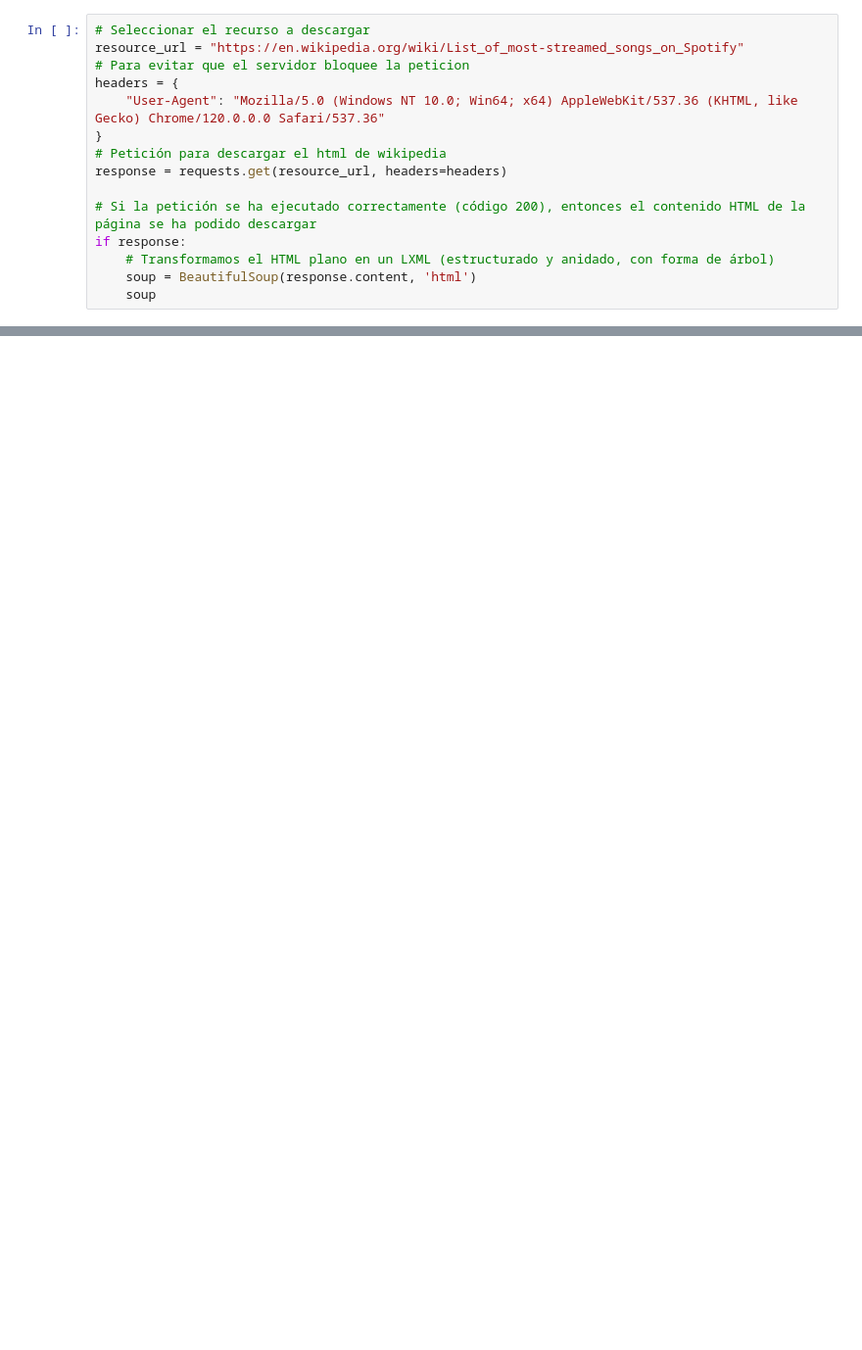
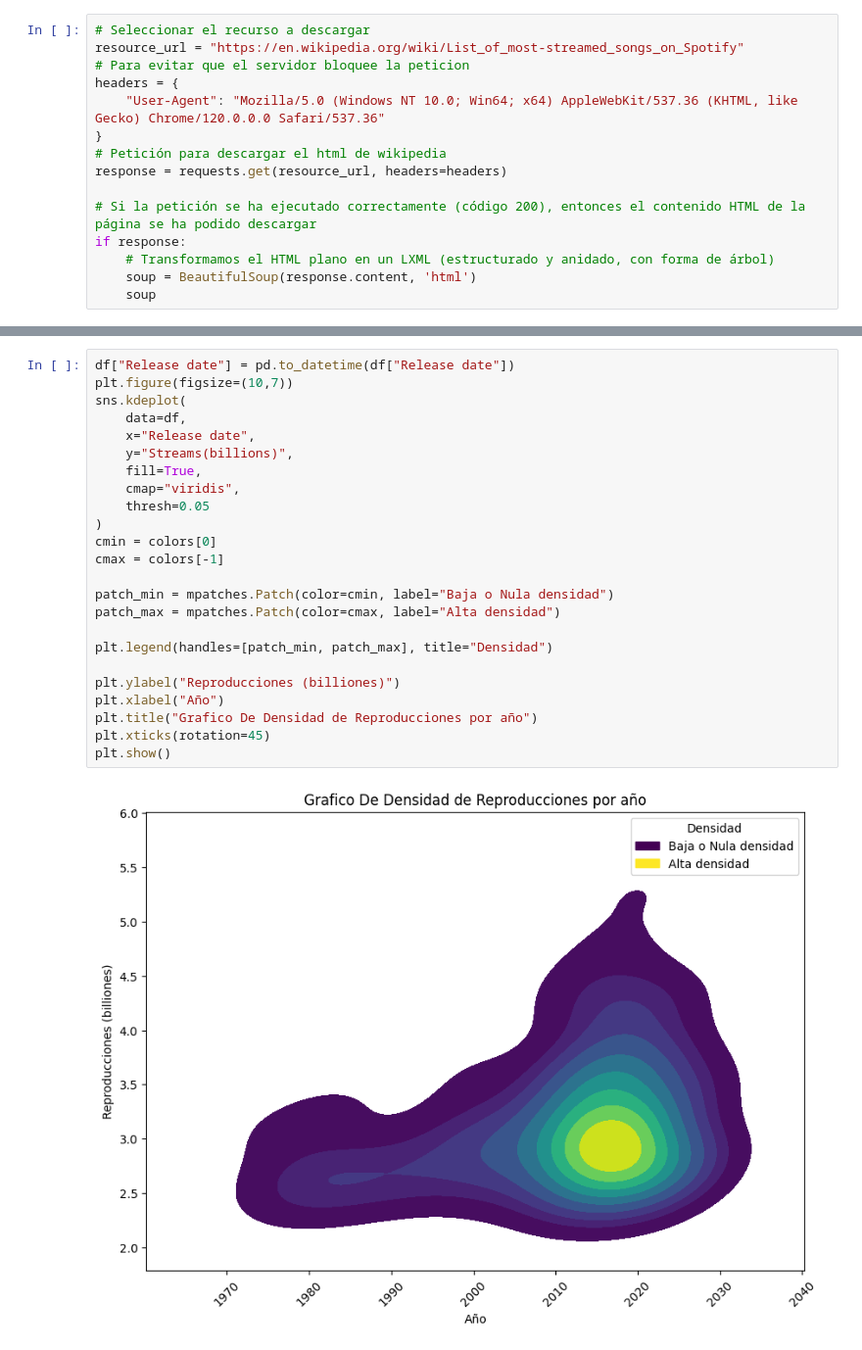
Before and after one commit to 4GeeksAcademy/andrupax94-scraping-project-tutorial, a Jupyter notebook: src/explore.es.ipynb, the cells around one changed output, grey strips where cells are left out. Shown at 98% size. Drawn from its saved outputs; the diff is of its cells as text; blank space fills up the shorter version.

```diff
--- a/src/explore.es.ipynb
+++ b/src/explore.es.ipynb
@@ -88,0 +183,26 @@ df
+# %%
+df["Release date"] = pd.to_datetime(df["Release date"])
+plt.figure(figsize=(10,7))
+sns.kdeplot(
+    data=df,
+    x="Release date",
+    y="Streams(billions)",
+    fill=True,
+    cmap="viridis",
+    thresh=0.05
+)
+cmin = colors[0]
+cmax = colors[-1]
+
+patch_min = mpatches.Patch(color=cmin, label="Baja o Nula densidad")
+patch_max = mpatches.Patch(color=cmax, label="Alta densidad")
+
+plt.legend(handles=[patch_min, patch_max], title="Densidad")
+
+plt.ylabel("Reproducciones (billiones)")
+plt.xlabel("Año")
+plt.title("Grafico De Densidad de Reproducciones por año")
+plt.xticks(rotation=45)
+plt.show()
+# %% [output]
+[figure, added]
```
Also changed, not shown: parts of 9 cells of this notebook, 1 other file.
